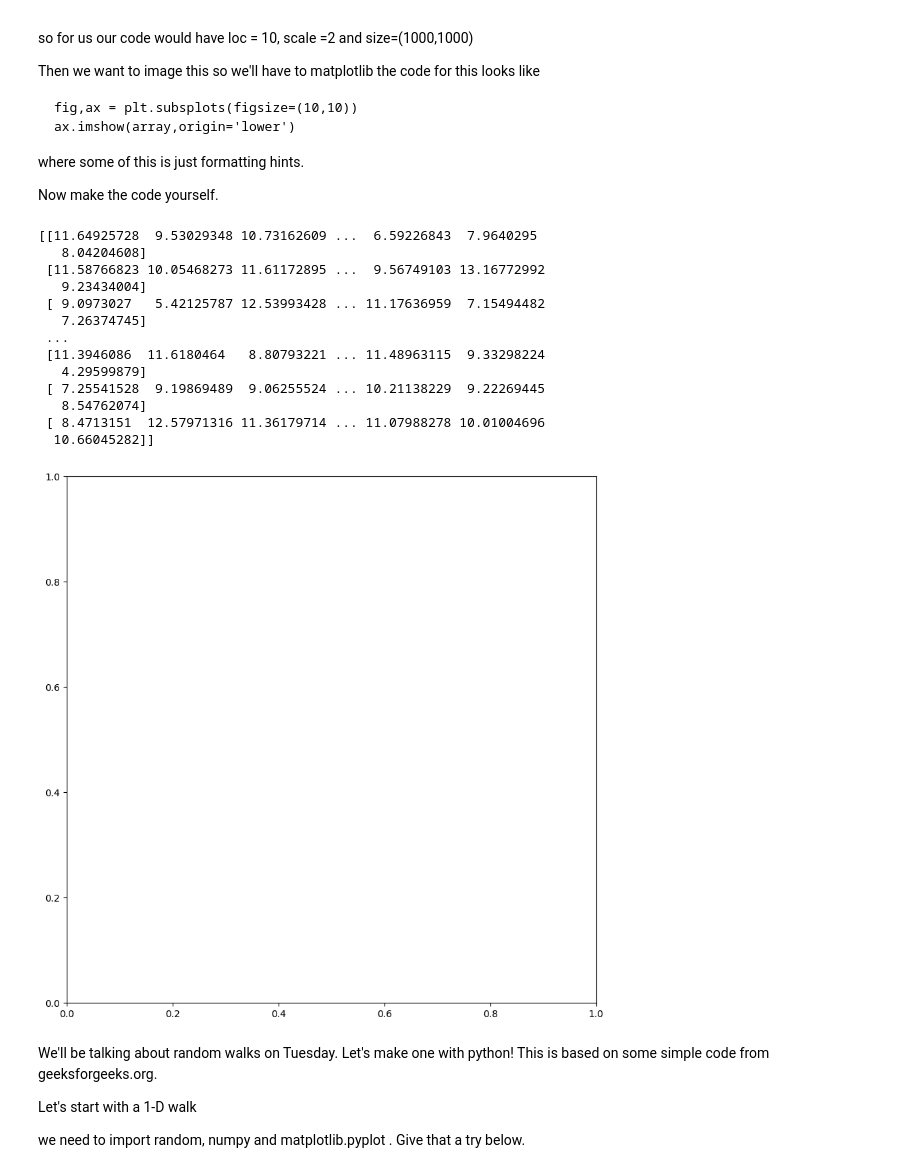
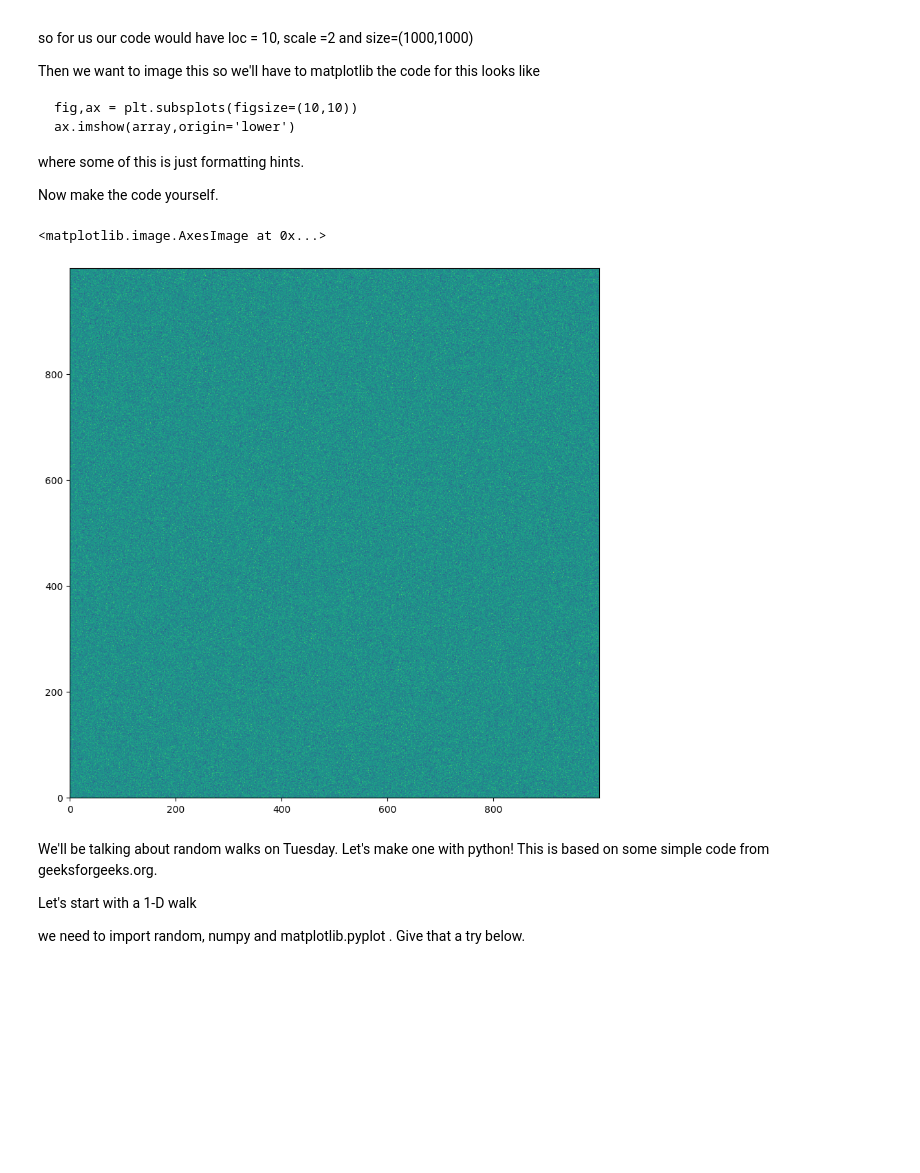
Before and after one commit to Logan-Bz/PHYS3025Work, a Jupyter notebook: PHYS3025_Activty2.ipynb, the cells around one changed output. Drawn from its saved outputs; the diff is of its cells as text; code cells hidden in the pictures; blank space fills up the shorter version.

```diff
--- a/PHYS3025_Activty2.ipynb
+++ b/PHYS3025_Activty2.ipynb
@@ -81,25 +81,12 @@ Now make the code yourself.
 # %%
 # code here
 a = np.random.normal(loc = 10, scale = 2, size = (1000,1000))
-print(a)
 
-fig.ax = plt.subplots(figsize=(10,10))
-#ax.imshow(a, fig.ax)
+fig , ax = plt.subplots(figsize=(10,10))
+ax.imshow(a ,origin='lower')
 # %% [output]
-[[11.64925728  9.53029348 10.73162609 ...  6.59226843  7.9640295
-   8.04204608]
- [11.58766823 10.05468273 11.61172895 ...  9.56749103 13.16772992
-   9.23434004]
- [ 9.0973027   5.42125787 12.53993428 ... 11.17636959  7.15494482
-   7.26374745]
- ...
- [11.3946086  11.6180464   8.80793221 ... 11.48963115  9.33298224
-   4.29599879]
- [ 7.25541528  9.19869489  9.06255524 ... 10.21138229  9.22269445
-   8.54762074]
- [ 8.4713151  12.57971316 11.36179714 ... 11.07988278 10.01004696
-  10.66045282]]
+<matplotlib.image.AxesImage at 0x...>
-[figure, old version]
+[figure, new version]
 # %% [markdown]
 We'll be talking about random walks on Tuesday. Let's make one with python!
 This is based on some simple code from geeksforgeeks.org.
```
Also changed, not shown: parts of 4 cells of this notebook.
